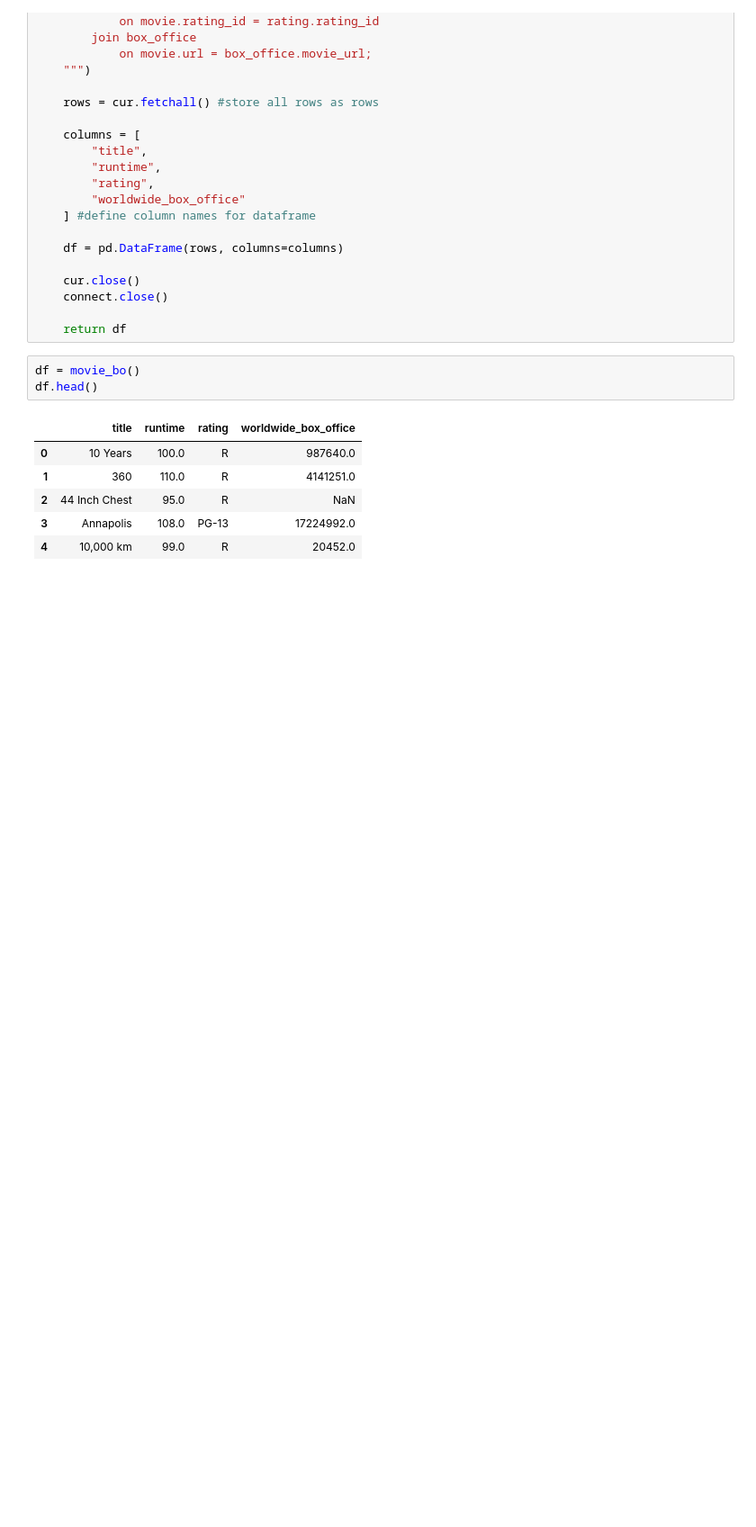
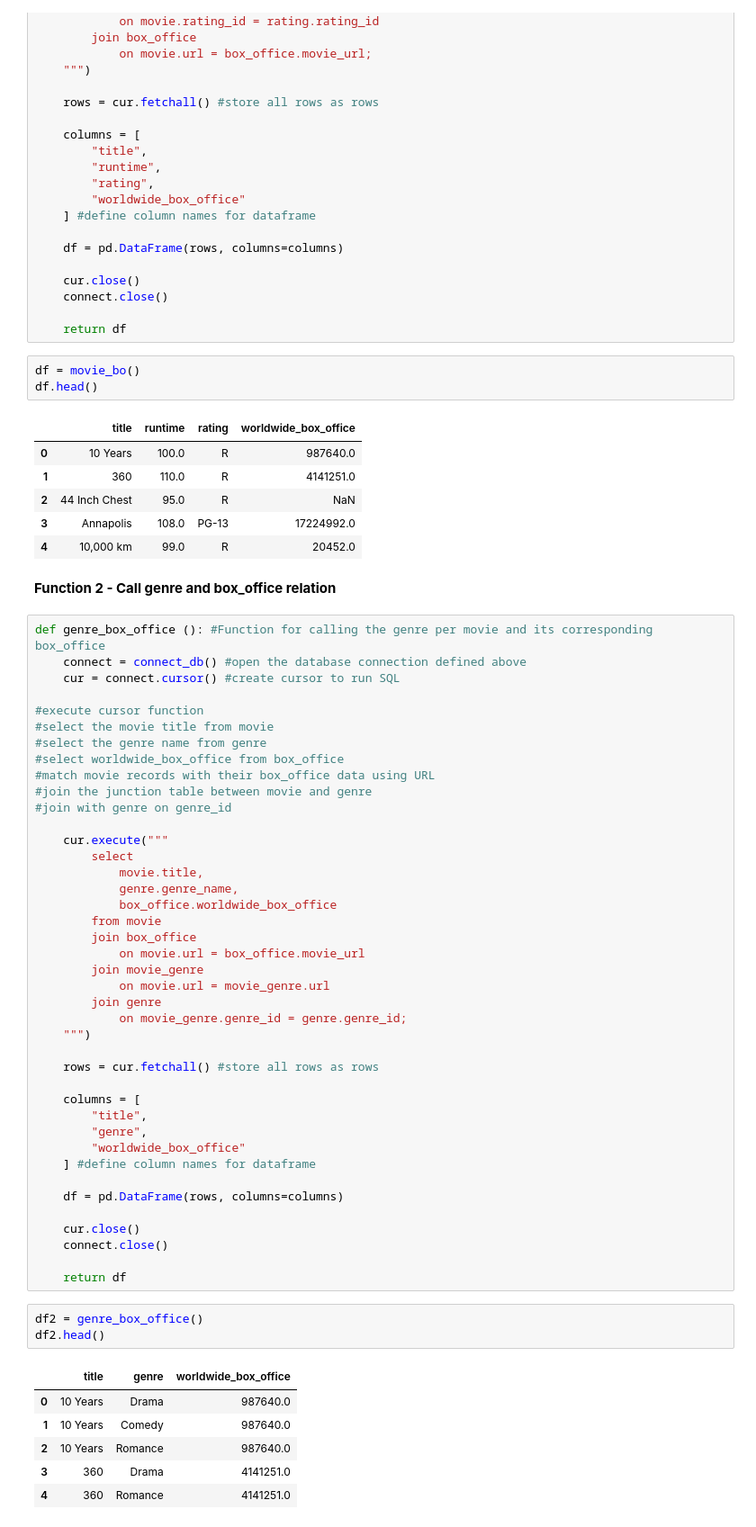
Before and after one commit to stormwittebrood/database-management-movies, a Jupyter notebook: python/Storm_database_encapsulator.ipynb, the cells around one changed output. Shown at 90% size. Cells and saved outputs as stored; diff of their text form; blank space fills up the shorter version.

Commit message:
Update Storm database encapsulator

```diff
--- a/python/Storm_database_encapsulator.ipynb
+++ b/python/Storm_database_encapsulator.ipynb
@@ -58,3 +60,56 @@ df.head()
 | 2 | 44 Inch Chest | 95.0 | R | NaN |
 | 3 | Annapolis | 108.0 | PG-13 | 17224992.0 |
 | 4 | 10,000 km | 99.0 | R | 20452.0 |
+# %% [markdown]
+**Function 2 - Call genre and box_office relation**
+# %%
+def genre_box_office (): #Function for calling the genre per movie and its corresponding box_office
+    connect = connect_db() #open the database connection defined above
+    cur = connect.cursor() #create cursor to run SQL
+
+#execute cursor function
+#select the movie title from movie
+#select the genre name from genre
+#select worldwide_box_office from box_office
+#match movie records with their box_office data using URL
+#join the junction table between movie and genre
+#join with genre on genre_id
+
+    cur.execute("""
+        select
+            movie.title,
+            genre.genre_name,
+            box_office.worldwide_box_office
+        from movie
+        join box_office
+            on movie.url = box_office.movie_url
+        join movie_genre
+            on movie.url = movie_genre.url
+        join genre
+            on movie_genre.genre_id = genre.genre_id;
+    """)
+
+    rows = cur.fetchall() #store all rows as rows
+
+    columns = [
+        "title",
+        "genre",
+        "worldwide_box_office"
+    ] #define column names for dataframe
+
+    df = pd.DataFrame(rows, columns=columns)
+
+    cur.close()
+    connect.close()
+
+    return df
+# %%
+df2 = genre_box_office()
+df2.head()
+# %% [output]
+|  | title | genre | worldwide_box_office |
+| 0 | 10 Years | Drama | 987640.0 |
+| 1 | 10 Years | Comedy | 987640.0 |
+| 2 | 10 Years | Romance | 987640.0 |
+| 3 | 360 | Drama | 4141251.0 |
+| 4 | 360 | Romance | 4141251.0 |
```
Also changed, not shown: parts of 3 cells of this notebook.
